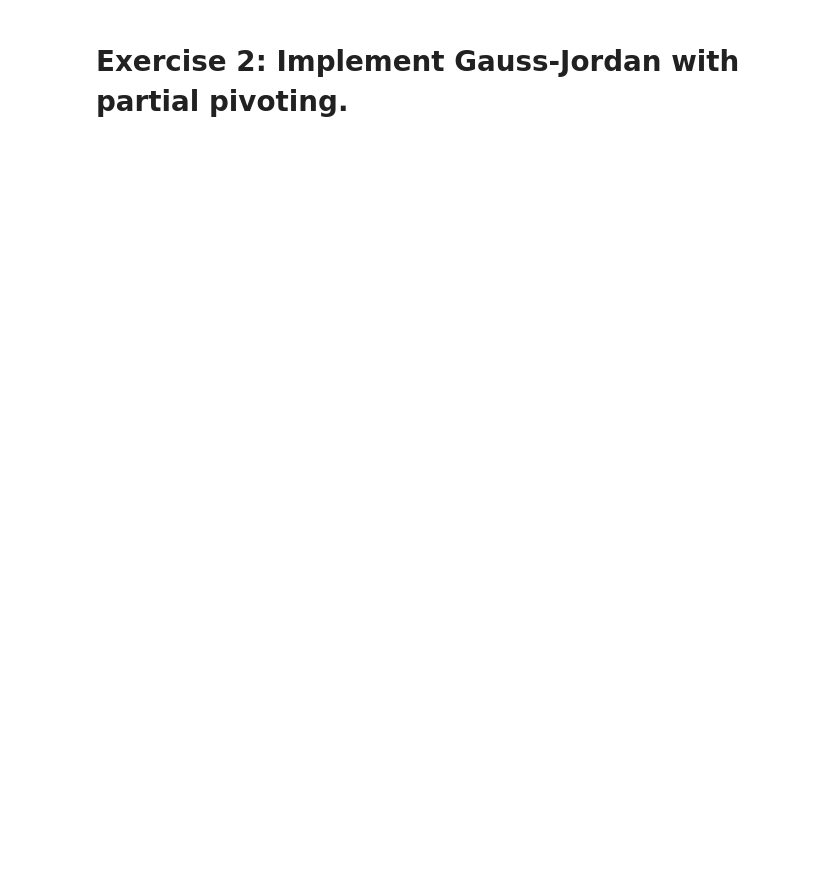
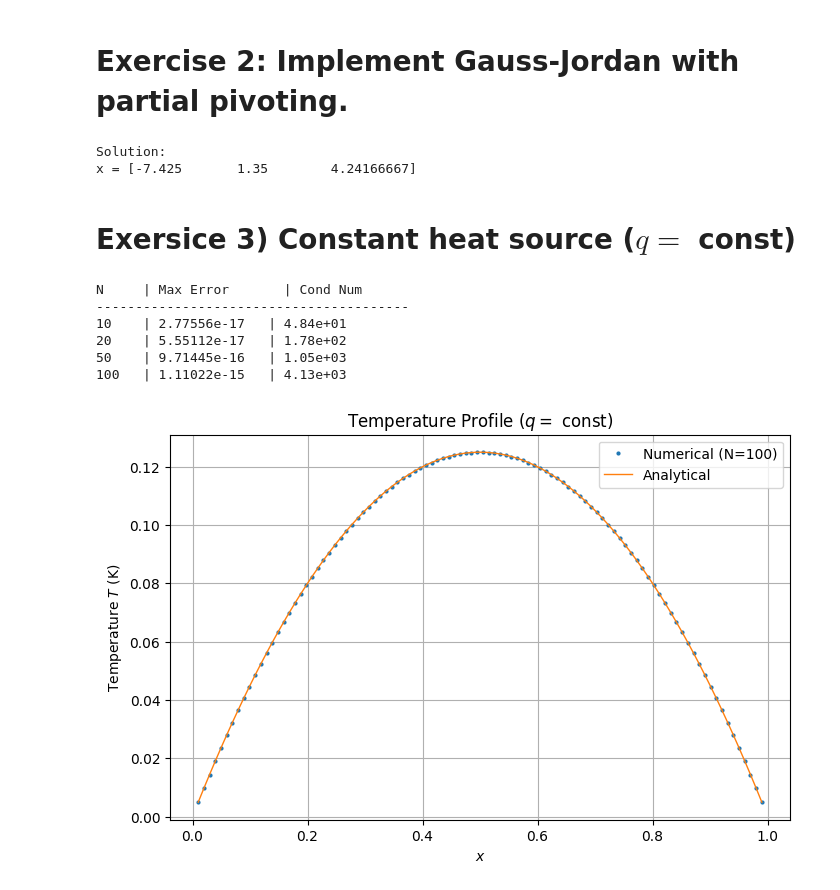
Before and after one commit to FinnZeumer/Introduction-to-Computational-Physics, a Jupyter notebook: Homework_7.ipynb, the cells around one changed output. Saved outputs shown, nothing was run; the diff lists cells and outputs as text; code cells hidden in the pictures; blank space fills up the shorter version.

```diff
--- a/Homework_7.ipynb
+++ b/Homework_7.ipynb
@@ -39,0 +166,9 @@ def gauss_jordan(A,b):
+# %%
+# Testing the method
+solution = gauss_jordan(simple_mat, b_test)
+print("Solution:\nx =", solution)
+# %% [output]
+Solution:
+x = [-7.425       1.35        4.24166667]
+# %% [markdown]
+# Exersice 3) Constant heat source ($q =$ const)
@@ -39,0 +183,65 @@ def gauss_jordan(A,b):
+# %%
+def build_system(N, L, k, q_0):
+    h = L / (N + 1)
+
+    # Build A (Tridiagonal)
+    main_diag = 2 * np.ones(N)
+    off_diag = -1 * np.ones(N - 1)
+    A = np.diag(main_diag) + np.diag(off_diag, k=1) + np.diag(off_diag, k=-1)
+
+    # Build b
+    # b_i = h^2 * q(x_i) / k. Since q is constant:
+    b = (h**2 * q_0 / k) * np.ones(N)
+
+    return A, b, h
+# %%
+def analytical_solution(x, L, k, q_0):
+    return (q_0 / (2 * k)) * (L * x - x**2)
+# %%
+results = []
+
+print(f"{'N':<5} | {'Max Error':<15} | {'Cond Num':<15}")
+print("-" * 40)
+
+for N in N_values:
+    A, b, h = build_system(N, L, k, q_0)
+
+    # Solve
+    T_num = gauss_jordan(A, b)
+
+    # Grid points
+    x_grid = np.linspace(h, L-h, N)
+
+    # Analytical
+    T_ana = analytical_solution(x_grid, L, k, q_0)
+
+    # Max Error
+    max_error = np.max(np.abs(T_num - T_ana))
+
+    # Condition Number
+    cond_num = np.linalg.cond(A, p=2)
+
+    print(f"{N:<5} | {max_error:.5e}   | {cond_num:.2e}")
+
+    results.append((N, max_error, cond_num, x_grid, T_num, T_ana))
+
+plt.figure(figsize=(8, 5))
+for N, _, _, x_grid, T_num, T_ana in results:
+    if N == 100: # Just plot N = 100
+        plt.plot(x_grid, T_num, 'o', label='Numerical (N=100)', markersize=2)
+        plt.plot(x_grid, T_ana, '-', label='Analytical', linewidth=1)
+
+plt.title('Temperature Profile ($q = $ const)')
+plt.xlabel('$x$')
+plt.ylabel('Temperature $T$ (K)')
+plt.legend()
+plt.grid(True)
+plt.show()
+# %% [output]
+N     | Max Error       | Cond Num
+----------------------------------------
+10    | 2.77556e-17   | 4.84e+01
+20    | 5.55112e-17   | 1.78e+02
+50    | 9.71445e-16   | 1.05e+03
+100   | 1.11022e-15   | 4.13e+03
+[figure, added]
```
Also changed, not shown: parts of 10 cells of this notebook.
